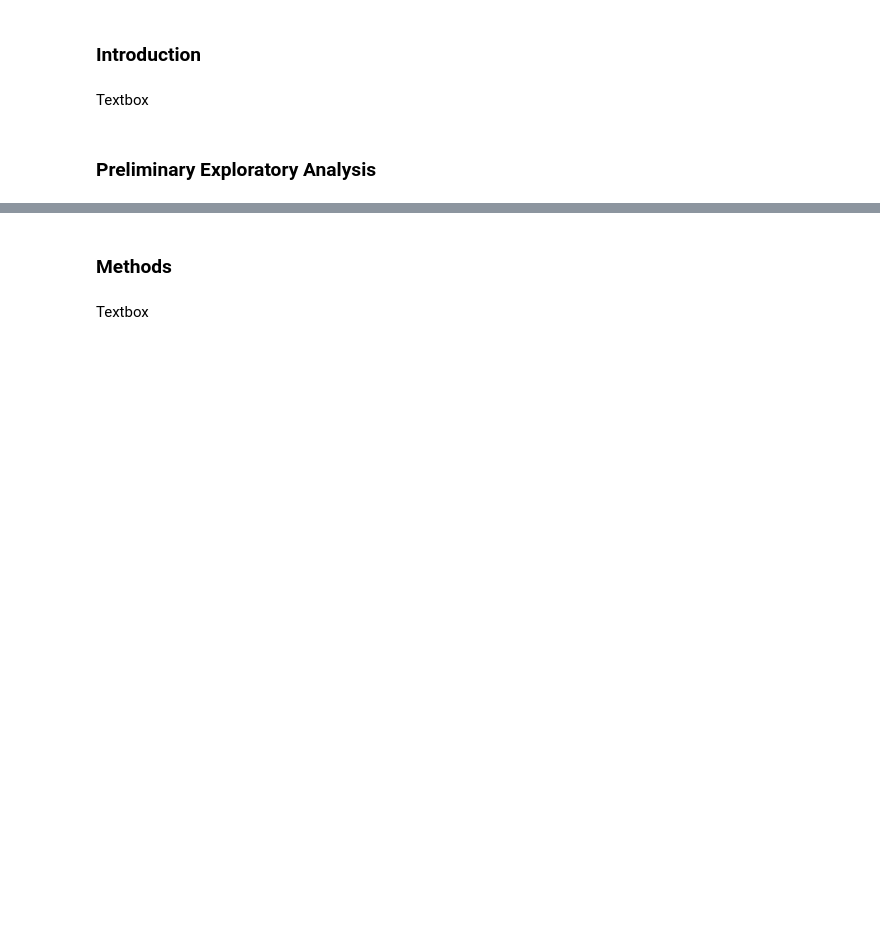
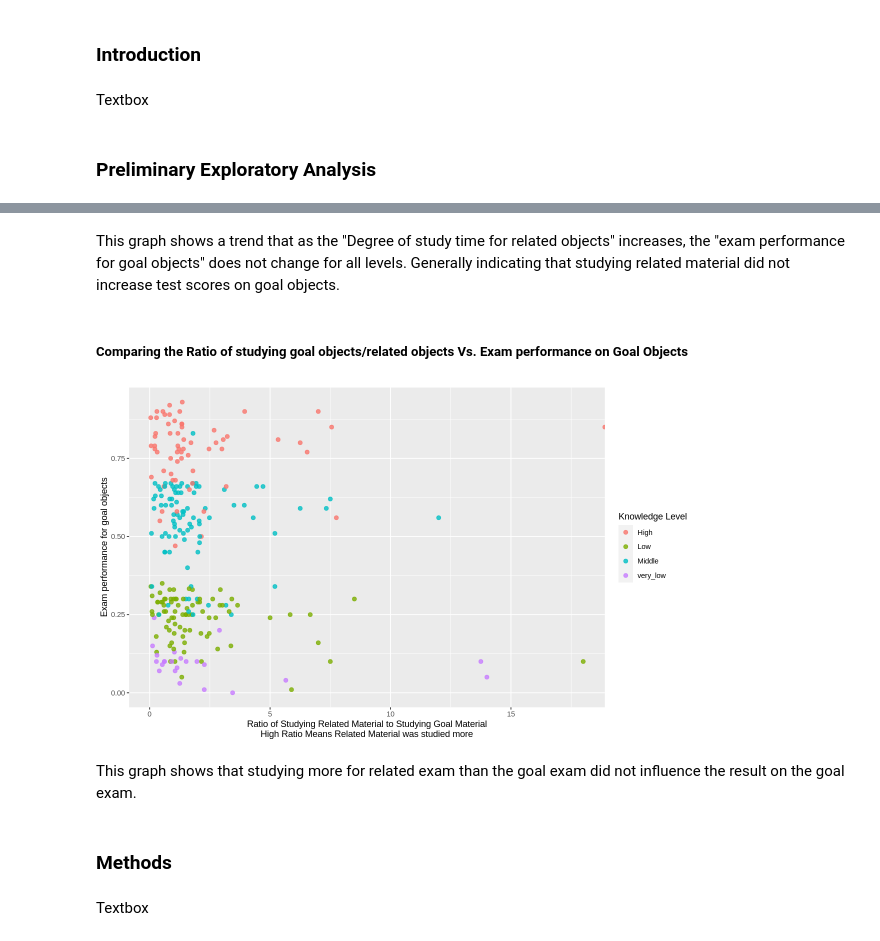
Before and after one commit to justin-gallant/Exam-Score-Indicators-dsci100, a Jupyter notebook: group_project_proposal.ipynb, the cells around one changed output, grey strips where cells are left out. Cells and saved outputs as stored; diff of their text form; code cells hidden in the pictures; blank space fills up the shorter version.

```diff
--- a/group_project_proposal.ipynb
+++ b/group_project_proposal.ipynb
@@ -46,3 +116,14 @@ A tibble: 258 × 9
+# %% [markdown]
+This graph shows a trend that as the "Degree of study time for related objects" increases, the "exam performance for goal objects" does not change for all levels. Generally indicating that studying related material did not increase test scores on goal objects.
+# %% [markdown]
+##### Comparing the Ratio of studying goal objects/related objects Vs. Exam performance on Goal Objects
+# %%
+options(repr.plot.width=10, repr.plot.height=6)
+ratio_lprpeg_plot
+# %% [output]
+[figure, added]
+# %% [markdown]
+This graph shows that studying more for related exam than the goal exam did not influence the result on the goal exam.
 # %% [markdown]
 ### Methods
 # %% [markdown]
```
Also changed, not shown: parts of 14 cells of this notebook.
